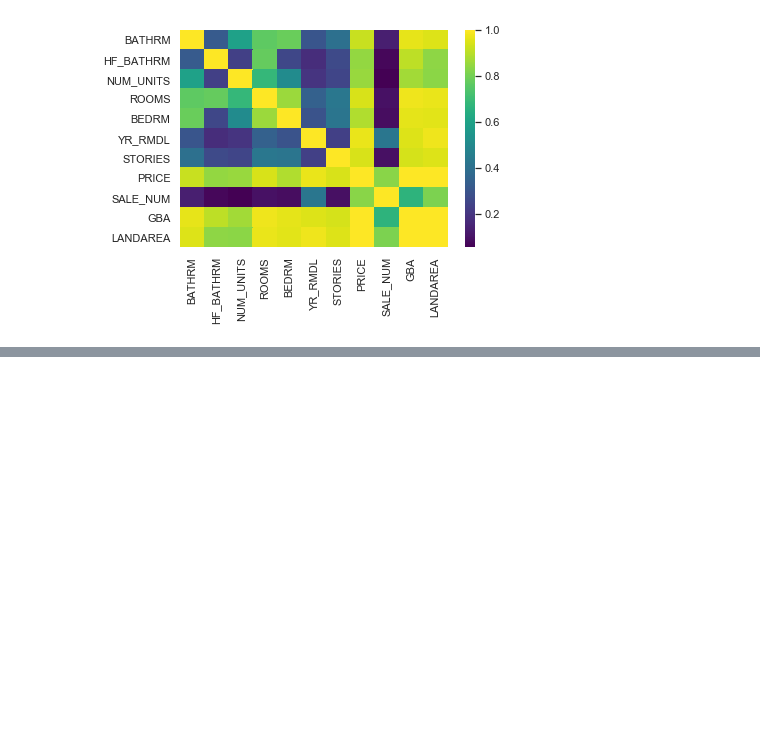
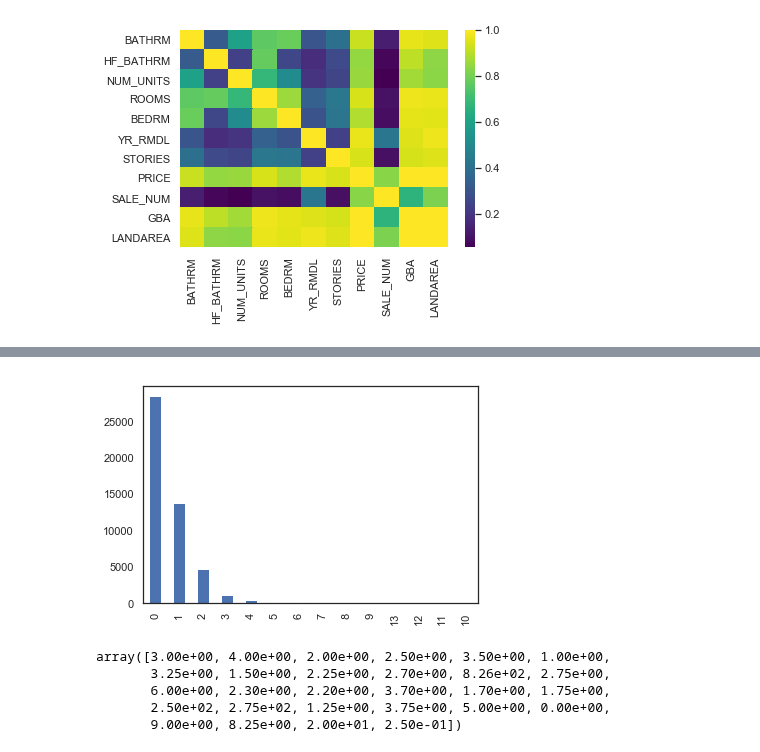
Before and after one commit to rickardsjp/DC_Housing_Tongji, a Jupyter notebook: DC_Housing_Correlations.ipynb, the cells around one changed output, grey strips where cells are left out. Drawn from its saved outputs; the diff is of its cells as text; code cells hidden in the pictures; blank space fills up the shorter version.

```diff
--- a/DC_Housing_Correlations.ipynb
+++ b/DC_Housing_Correlations.ipynb
@@ -277,2 +277,15 @@ plt.show()
+# %%
+data.FIREPLACES.value_counts().plot(kind='bar')
+plt.show()
+# %% [output]
+[figure, added]
 # %%
 df = paired_contincency(data[categorical_cols])
+# %%
+data["STORIES"].unique()
+# %% [output]
+array([3.00e+00, 4.00e+00, 2.00e+00, 2.50e+00, 3.50e+00, 1.00e+00,
+       3.25e+00, 1.50e+00, 2.25e+00, 2.70e+00, 8.26e+02, 2.75e+00,
+       6.00e+00, 2.30e+00, 2.20e+00, 3.70e+00, 1.70e+00, 1.75e+00,
+       2.50e+02, 2.75e+02, 1.25e+00, 3.75e+00, 5.00e+00, 0.00e+00,
+       9.00e+00, 8.25e+00, 2.00e+01, 2.50e-01])
```
Also changed, not shown: parts of 1 cell of this notebook, 2 other files.
